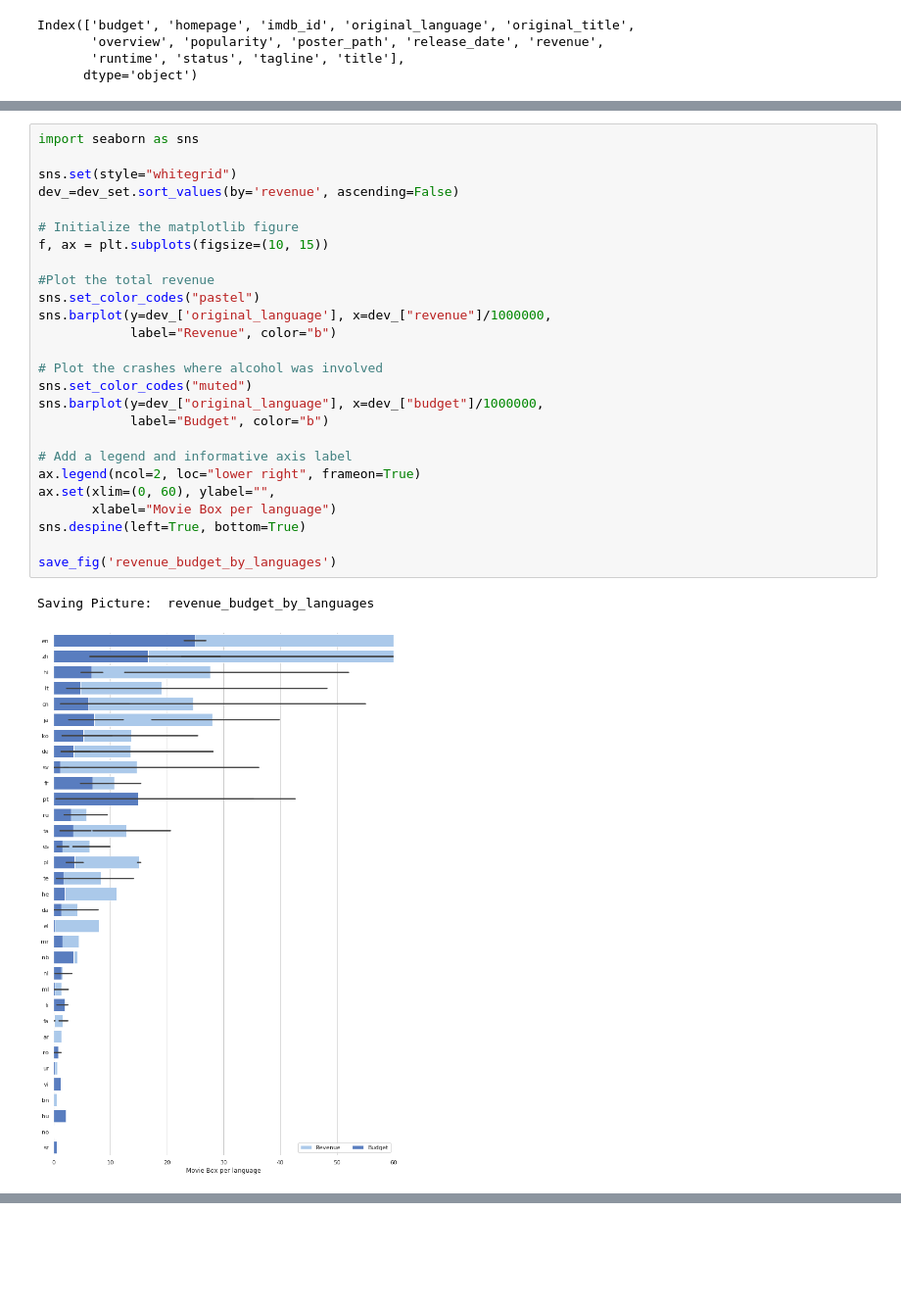
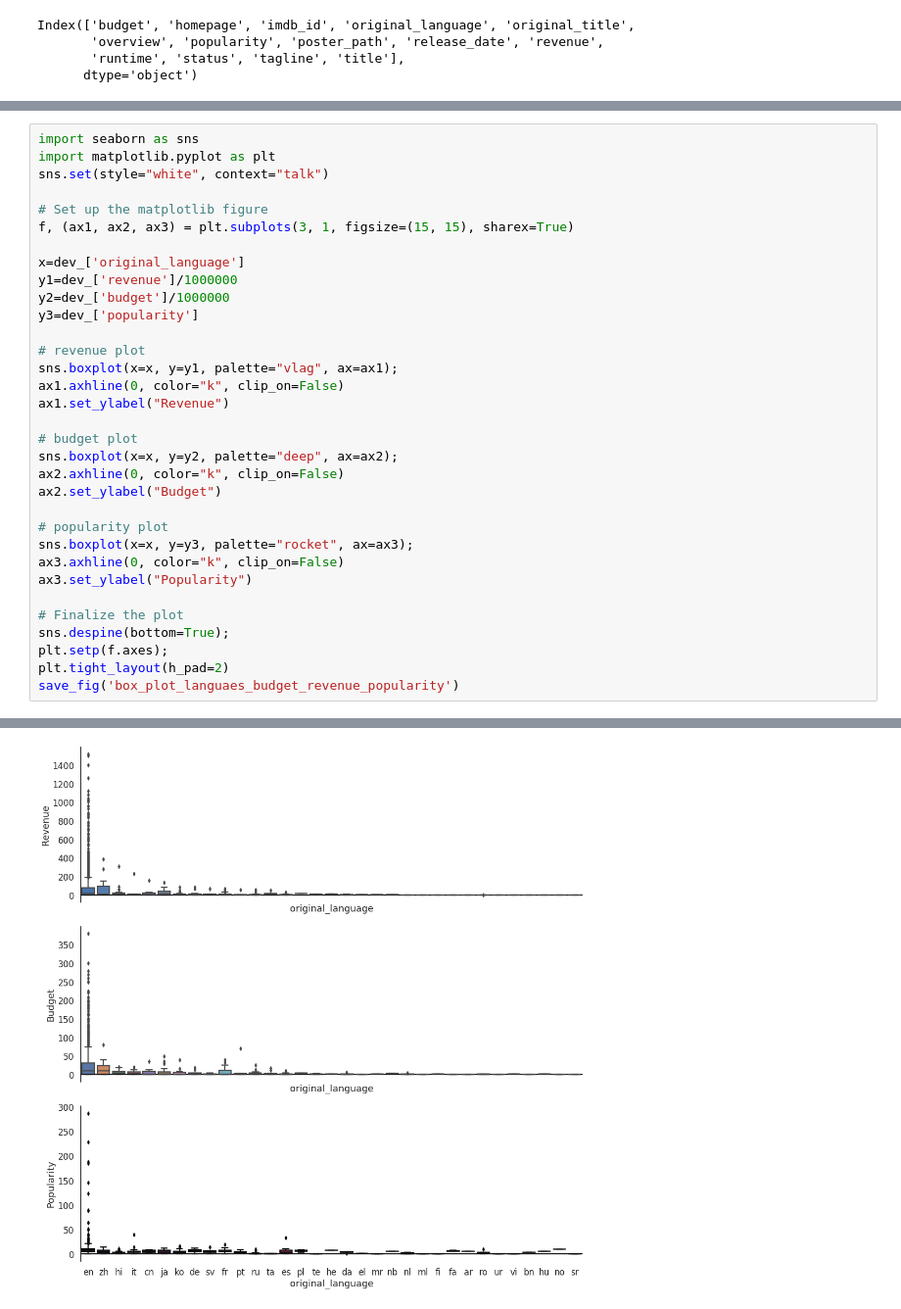
Before and after one commit to AilingLiu/TMDB_Box_Office_Prediction, a Jupyter notebook: tmdb_box_office_revenue_prediction.ipynb, the cells around one changed output, grey strips where cells are left out. Shown: that part at 98% size. Saved outputs shown, nothing was run; the diff lists cells and outputs as text; blank space fills up the shorter version.

```diff
--- a/tmdb_box_office_revenue_prediction.ipynb
+++ b/tmdb_box_office_revenue_prediction.ipynb
@@ -248,29 +228,34 @@ Name: original_language, dtype: int64
-# %%
-import seaborn as sns
-
-sns.set(style="whitegrid")
-dev_=dev_set.sort_values(by='revenue', ascending=False)
-
-# Initialize the matplotlib figure
-f, ax = plt.subplots(figsize=(10, 15))
-
-#Plot the total revenue
-sns.set_color_codes("pastel")
-sns.barplot(y=dev_['original_language'], x=dev_["revenue"]/1000000,
-            label="Revenue", color="b")
-
-# Plot the crashes where alcohol was involved
-sns.set_color_codes("muted")
-sns.barplot(y=dev_["original_language"], x=dev_["budget"]/1000000,
-            label="Budget", color="b")
-
-# Add a legend and informative axis label
-ax.legend(ncol=2, loc="lower right", frameon=True)
-ax.set(xlim=(0, 60), ylabel="",
-       xlabel="Movie Box per language")
-sns.despine(left=True, bottom=True)
-
-save_fig('revenue_budget_by_languages')
-# %% [output]
-Saving Picture:  revenue_budget_by_languages
-[figure, removed]
+# %%
+import seaborn as sns
+import matplotlib.pyplot as plt
+sns.set(style="white", context="talk")
+
+# Set up the matplotlib figure
+f, (ax1, ax2, ax3) = plt.subplots(3, 1, figsize=(15, 15), sharex=True)
+
+x=dev_['original_language']
+y1=dev_['revenue']/1000000
+y2=dev_['budget']/1000000
+y3=dev_['popularity']
+
+# revenue plot
+sns.boxplot(x=x, y=y1, palette="vlag", ax=ax1);
+ax1.axhline(0, color="k", clip_on=False)
+ax1.set_ylabel("Revenue")
+
+# budget plot
+sns.boxplot(x=x, y=y2, palette="deep", ax=ax2);
+ax2.axhline(0, color="k", clip_on=False)
+ax2.set_ylabel("Budget")
+
+# popularity plot
+sns.boxplot(x=x, y=y3, palette="rocket", ax=ax3);
+ax3.axhline(0, color="k", clip_on=False)
+ax3.set_ylabel("Popularity")
+
+# Finalize the plot
+sns.despine(bottom=True);
+plt.setp(f.axes);
+plt.tight_layout(h_pad=2)
+save_fig('box_plot_languaes_budget_revenue_popularity')
+# %% [output]
@@ -277 +279,2 @@ Saving Picture:  revenue_budget_by_languages
+[figure, added]
 # %% [markdown]
```
Also changed, not shown: parts of 20 cells of this notebook.
